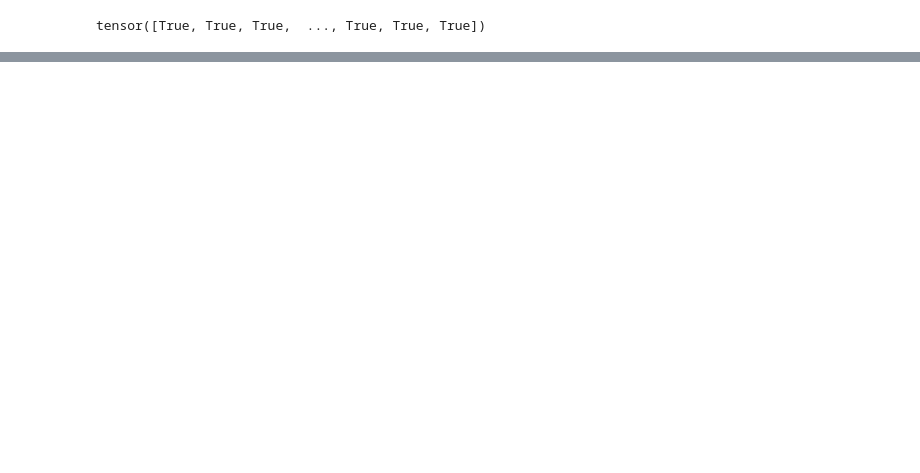
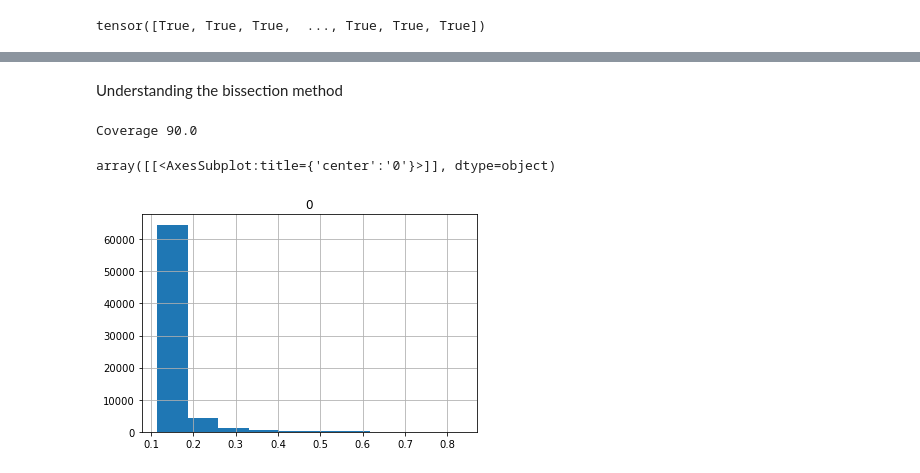
Before and after one commit to titobrezende/SAT-selective-cls, a Jupyter notebook: explorations/SVHN-interpretation.ipynb, the cells around one changed output, grey strips where cells are left out. Saved outputs shown, nothing was run; the diff lists cells and outputs as text; code cells hidden in the pictures; blank space fills up the shorter version.

Commit message:
SVHN, understanding evaluation, coverage, threshold

```diff
--- a/explorations/SVHN-interpretation.ipynb
+++ b/explorations/SVHN-interpretation.ipynb
@@ -504,0 +497,2 @@ results_valid
+# %% [markdown]
+Understanding the bissection method
@@ -504,0 +508,15 @@ results_valid
+# %%
+test_thres = 1.
+coverage = expected_coverage[5]
+print("Coverage", coverage)
+mask = abortion <=  test_thres
+passed = torch.sum(mask.long()).item()
+# bisection method start
+lower = 0.
+# %% [output]
+Coverage 90.0
+# %%
+pd.DataFrame(abortion).hist()
+# %% [output]
+array([[<AxesSubplot:title={'center':'0'}>]], dtype=object)
+[figure, added]
```
Also changed, not shown: parts of 33 cells of this notebook.
